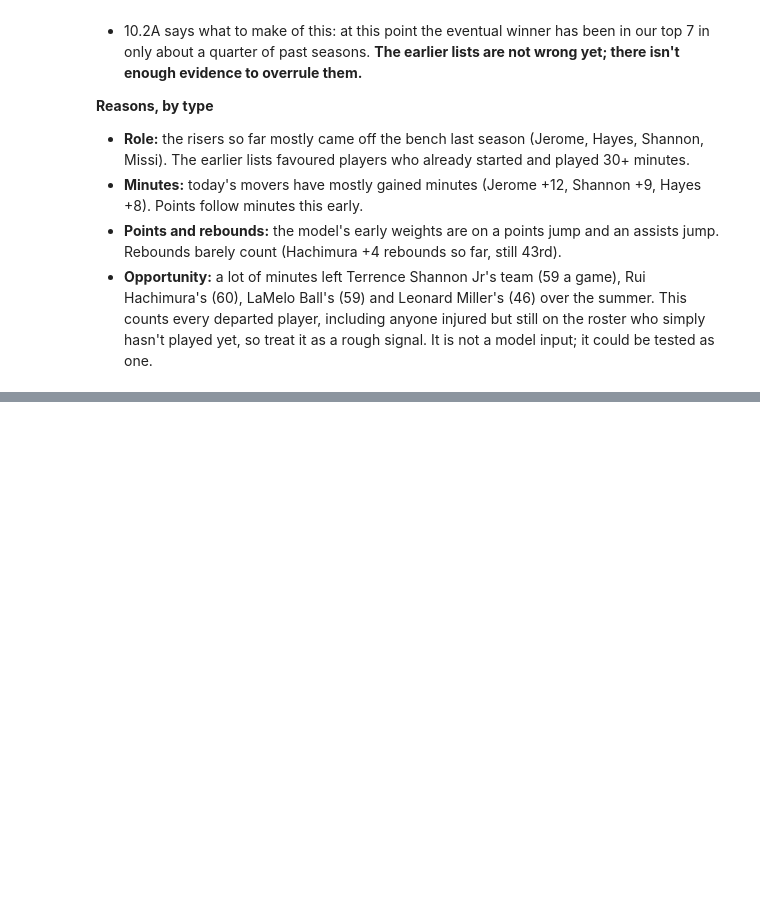
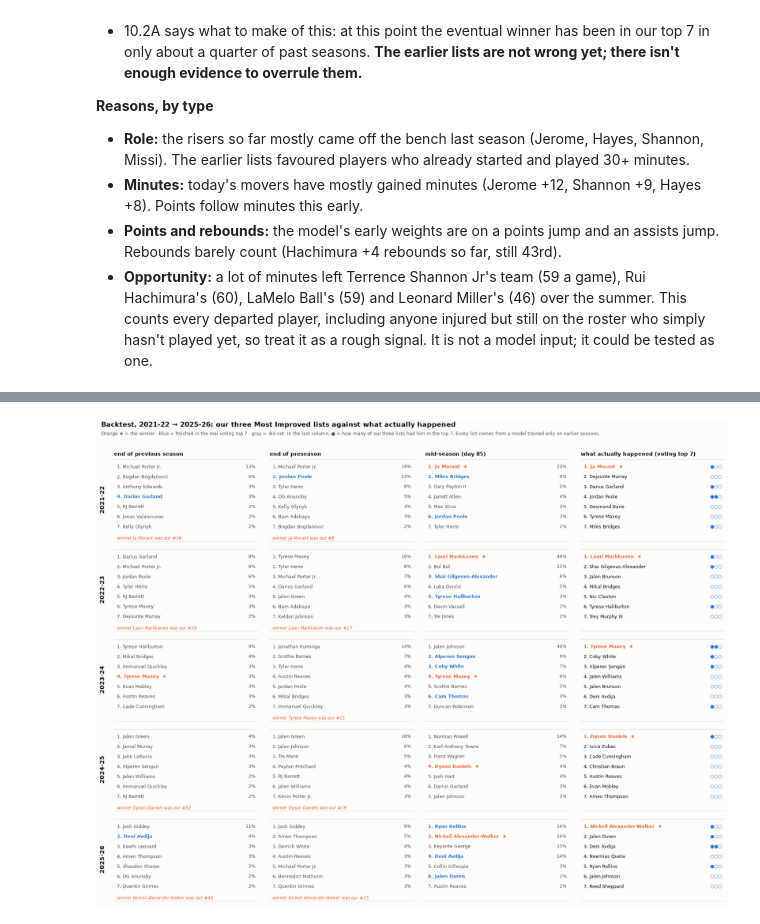
Before and after one commit to dan-j-e/unicorn-hunting, a Jupyter notebook: notebooks/10_2_live_mip_race.ipynb, the cells around one changed output, grey strips where cells are left out. Saved outputs shown, nothing was run; the diff lists cells and outputs as text; code cells hidden in the pictures; blank space fills up the shorter version.

Commit message:
Notebook 10.2D: five-season backtest of the three views

```diff
--- a/notebooks/10_2_live_mip_race.ipynb
+++ b/notebooks/10_2_live_mip_race.ipynb
@@ -408,0 +473,41 @@ fig.savefig(FIG_DIR / "10_2_three_snapshots.png", dpi=150, bbox_inches="tight")
+# %%
+fig, axes = plt.subplots(len(BACK), 4, figsize=(18, 2.55 * len(BACK) + 1.0))
+heads = list(VIEWS) + ["what actually happened (voting top 7)"]
+for i, s in enumerate(BACK):
+    real = votes[(votes["season"] == s)].sort_values("vote_rank").head(7)
+    real_ids = set(real["player_id"].dropna().astype(int))
+    ours = [set(lists[(s, v)].head(7)["player_id"]) for v in VIEWS]
+    for j in range(4):
+        ax = axes[i, j]; ax.axis("off"); ax.set_xlim(0, 1); ax.set_ylim(7.6, -0.9)
+        if i == 0:
+            ax.text(0, -1.0, heads[j], fontsize=10.5, fontweight="bold", color=INK, va="bottom")
+        if j == 0:
+            ax.text(-0.08, 3.3, s, fontsize=12, fontweight="bold", color=INK, rotation=90, va="center", ha="center")
+        if j < 3:
+            L7 = lists[(s, list(VIEWS)[j])]
+            for k, r in enumerate(L7.head(7).itertuples()):
+                hit = r.player_id in real_ids
+                col = ORANGE if r.mip else (BLUE if hit else INK2)
+                ax.text(0.02, k, f"{r.rank}. {r.player_name}{'  ★' if r.mip else ''}", fontsize=9.3, color=col,
+                        fontweight="bold" if (hit or r.mip) else "normal", va="center")
+                ax.text(0.98, k, f"{r.chance:.0%}", fontsize=8.5, color=INK2, va="center", ha="right")
+            w = L7[L7["mip"]]
+            if len(w) and int(w["rank"].iloc[0]) > 7:
+                ax.text(0.02, 7.15, f"winner {w['player_name'].iloc[0]} was our #{int(w['rank'].iloc[0])}", fontsize=8.3, color=ORANGE, va="center", style="italic")
+            elif not len(w):
+                ax.text(0.02, 7.15, "winner was not a candidate in this view", fontsize=8.3, color=ORANGE, va="center", style="italic")
+        else:
+            for k, r in enumerate(real.itertuples()):
+                pid = int(r.player_id) if pd.notna(r.player_id) else -1
+                n_lists = sum(pid in o for o in ours)
+                ax.text(0.02, k, f"{r.vote_rank}. {r.player}{'  ★' if r.vote_rank == 1 else ''}", fontsize=9.3,
+                        color=ORANGE if r.vote_rank == 1 else INK, fontweight="bold" if r.vote_rank == 1 else "normal", va="center")
+                ax.text(0.98, k, "●" * n_lists + "○" * (3 - n_lists), fontsize=9, color=BLUE, va="center", ha="right")
+        ax.add_patch(plt.Rectangle((-0.02, -0.75), 1.04, 8.2, fill=False, edgecolor="#e4e3df", linewidth=1))
+fig.suptitle("Backtest, 2021-22 → 2025-26: our three Most Improved lists against what actually happened", x=0.01, y=1.0, ha="left", fontsize=14, fontweight="bold")
+fig.text(0.01, 0.972, "Orange ★ = the winner · blue = finished in the real voting top 7 · gray = did not. In the last column, ● = how many of our three lists had him in the top 7. "
+         "Every list comes from a model trained only on earlier seasons.", ha="left", fontsize=9.5, color=INK2)
+fig.subplots_adjust(left=0.03, right=0.99, top=0.925, bottom=0.01, wspace=0.08, hspace=0.06)
+fig.savefig(FIG_DIR / "10_2_backtest_five_seasons.png", dpi=150, bbox_inches="tight")
+# %% [output]
+[figure, added]
```
Also changed, not shown: parts of 3 cells of this notebook, 2 other files.
